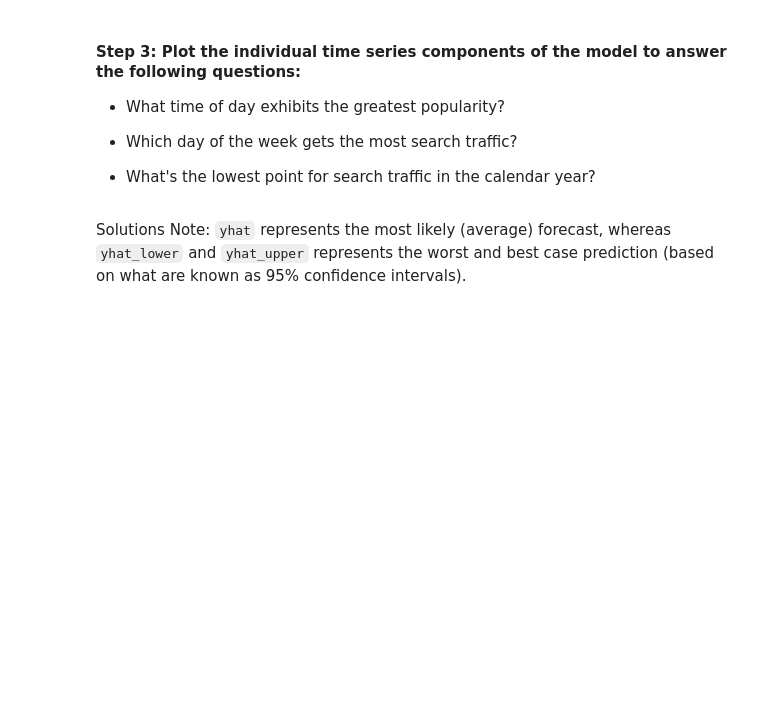
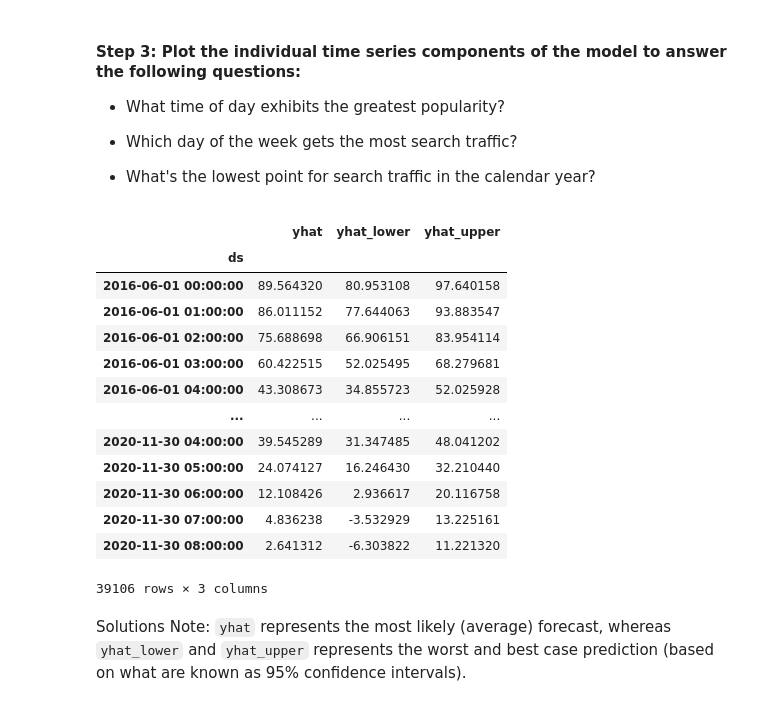
Before and after one commit to marc-martinez1/time_series_analysis_demo, a Jupyter notebook: forecasting_net_prophet.ipynb, the cells around one changed output. Cells and saved outputs as stored; diff of their text form; code cells hidden in the pictures; blank space fills up the shorter version.

```diff
--- a/forecasting_net_prophet.ipynb
+++ b/forecasting_net_prophet.ipynb
@@ -558,10 +599,25 @@ forecast_mercado_trends = # YOUR CODE HERE
 * What's the lowest point for search traffic in the calendar year?
 # %%
 # Set the index in the forecast_mercado_trends DataFrame to the ds datetime column
-forecast_mercado_trends = # YOUR CODE HERE
+forecast_mercado_trends = forecast_mercado_trends.set_index('ds')
 
 # View the only the yhat,yhat_lower and yhat_upper columns from the DataFrame
-# YOUR CODE HERE
+forecast_mercado_trends[['yhat','yhat_lower','yhat_upper']]
+# %% [output]
+|  | yhat | yhat_lower | yhat_upper |
+| ds |  |  |  |
+| 2016-06-01 00:00:00 | 89.564320 | 80.953108 | 97.640158 |
+| 2016-06-01 01:00:00 | 86.011152 | 77.644063 | 93.883547 |
+| 2016-06-01 02:00:00 | 75.688698 | 66.906151 | 83.954114 |
+| 2016-06-01 03:00:00 | 60.422515 | 52.025495 | 68.279681 |
+| 2016-06-01 04:00:00 | 43.308673 | 34.855723 | 52.025928 |
+| ... | ... | ... | ... |
+| 2020-11-30 04:00:00 | 39.545289 | 31.347485 | 48.041202 |
+| 2020-11-30 05:00:00 | 24.074127 | 16.246430 | 32.210440 |
+| 2020-11-30 06:00:00 | 12.108426 | 2.936617 | 20.116758 |
+| 2020-11-30 07:00:00 | 4.836238 | -3.532929 | 13.225161 |
+| 2020-11-30 08:00:00 | 2.641312 | -6.303822 | 11.221320 |
+39106 rows × 3 columns
 # %% [markdown]
 Solutions Note: `yhat` represents the most likely (average) forecast, whereas `yhat_lower` and `yhat_upper` represents the worst and best case prediction (based on what are known as 95% confidence intervals).
 # %%
```
Also changed, not shown: parts of 17 cells of this notebook.
